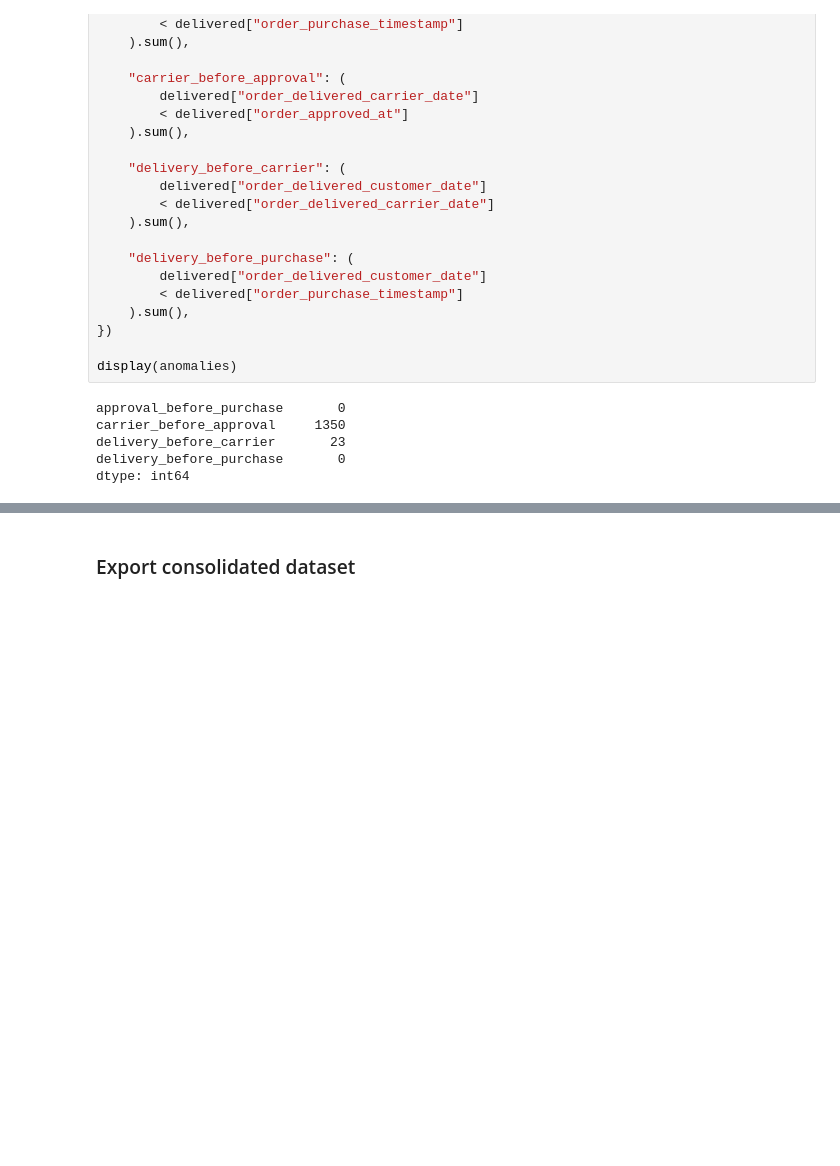
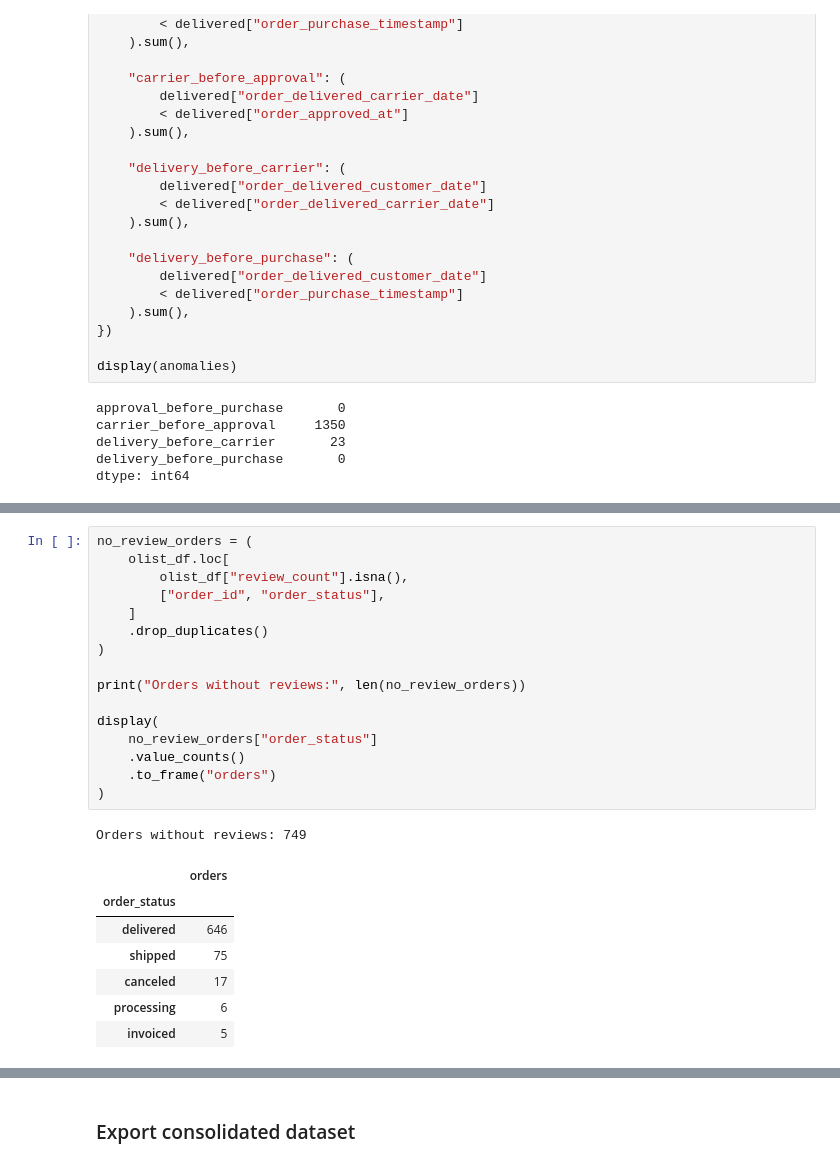
Before and after one commit to asherdata1/supply-chain-decision-support, a Jupyter notebook: 02_notebooks/asher_preprocessing.ipynb, the cells around one changed output, grey strips where cells are left out. Drawn from its saved outputs; the diff is of its cells as text; blank space fills up the shorter version.

```diff
--- a/02_notebooks/asher_preprocessing.ipynb
+++ b/02_notebooks/asher_preprocessing.ipynb
@@ -463,0 +807,25 @@ memory usage: 29.2 MB
+# %%
+no_review_orders = (
+    olist_df.loc[
+        olist_df["review_count"].isna(),
+        ["order_id", "order_status"],
+    ]
+    .drop_duplicates()
+)
+
+print("Orders without reviews:", len(no_review_orders))
+
+display(
+    no_review_orders["order_status"]
+    .value_counts()
+    .to_frame("orders")
+)
+# %% [output]
+Orders without reviews: 749
+|  | orders |
+| order_status |  |
+| delivered | 646 |
+| shipped | 75 |
+| canceled | 17 |
+| processing | 6 |
+| invoiced | 5 |
```
Also changed, not shown: parts of 35 cells of this notebook, 2 other files.
